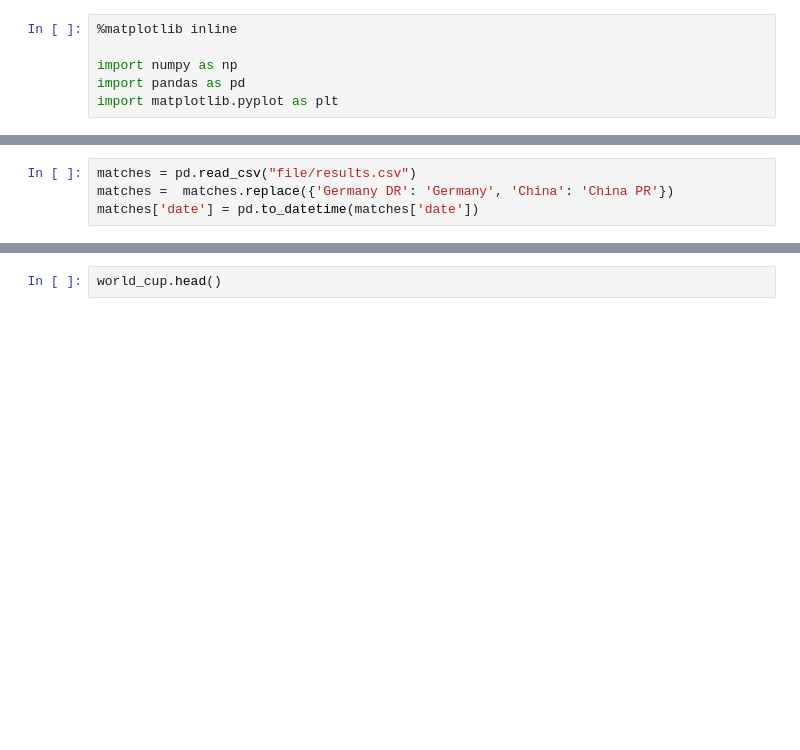
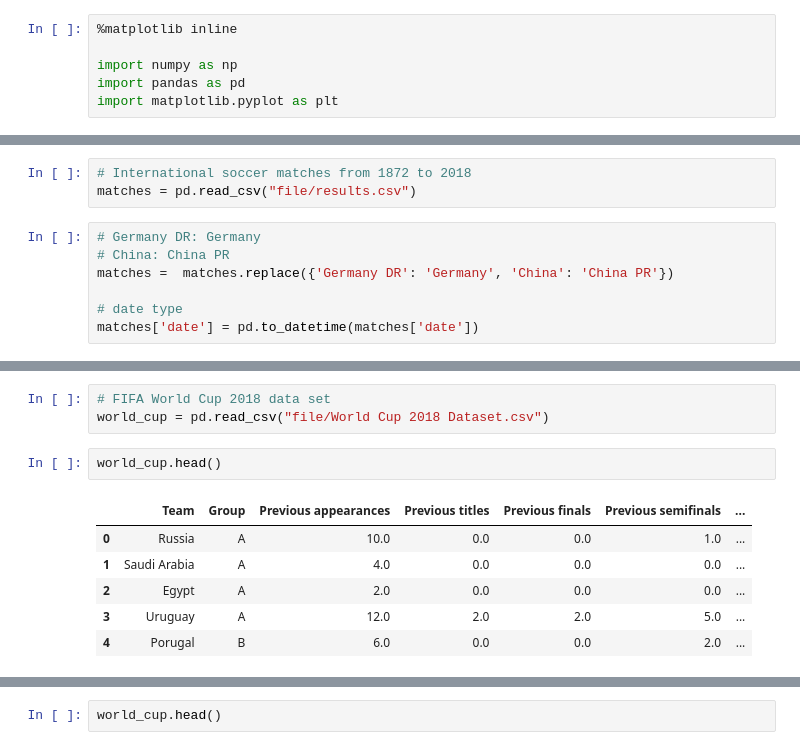
Before and after one commit to michael0543/fifa, a Jupyter notebook: fifa_soccer.ipynb, the cells around one changed output, grey strips where cells are left out. Cells and saved outputs as stored; diff of their text form; blank space fills up the shorter version.

```diff
--- a/fifa_soccer.ipynb
+++ b/fifa_soccer.ipynb
@@ -23,6 +42,12 @@ rankings.head()
+# %%
+# International soccer matches from 1872 to 2018
+matches = pd.read_csv("file/results.csv")
 # %%
-matches = pd.read_csv("file/results.csv")
+# Germany DR: Germany
+# China: China PR
 matches =  matches.replace({'Germany DR': 'Germany', 'China': 'China PR'})
+
+# date type
 matches['date'] = pd.to_datetime(matches['date'])
 # %%
 matches.head()
@@ -33,4 +58,16 @@ matches.head()
 | 2 | 1874-03-07 | Scotland | England | 2 | 1 | Friendly | Glasgow | Scotland | False |
 | 3 | 1875-03-06 | England | Scotland | 2 | 2 | Friendly | London | England | False |
 | 4 | 1876-03-04 | Scotland | England | 3 | 0 | Friendly | Glasgow | Scotland | False |
+# %%
+# FIFA World Cup 2018 data set
+world_cup = pd.read_csv("file/World Cup 2018 Dataset.csv")
+# %%
+world_cup.head()
+# %% [output]
+|  | Team | Group | Previous appearances | Previous titles | Previous finals | Previous semifinals | ... |
+| 0 | Russia | A | 10.0 | 0.0 | 0.0 | 1.0 | ... |
+| 1 | Saudi Arabia | A | 4.0 | 0.0 | 0.0 | 0.0 | ... |
+| 2 | Egypt | A | 2.0 | 0.0 | 0.0 | 0.0 | ... |
+| 3 | Uruguay | A | 12.0 | 2.0 | 2.0 | 5.0 | ... |
+| 4 | Porugal | B | 6.0 | 0.0 | 0.0 | 2.0 | ... |
 # %%
```
Also changed, not shown: parts of 9 cells of this notebook.
